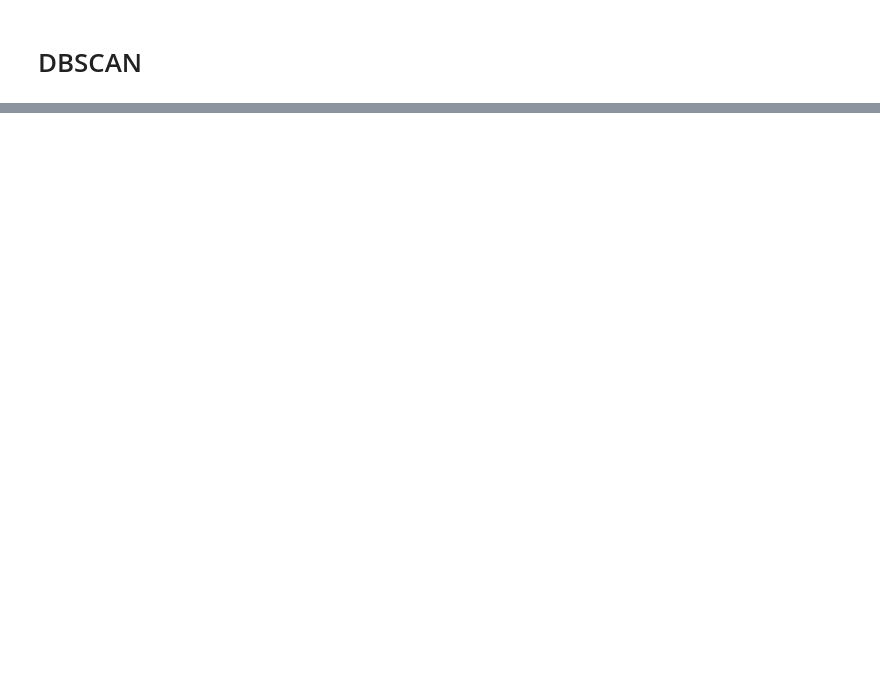
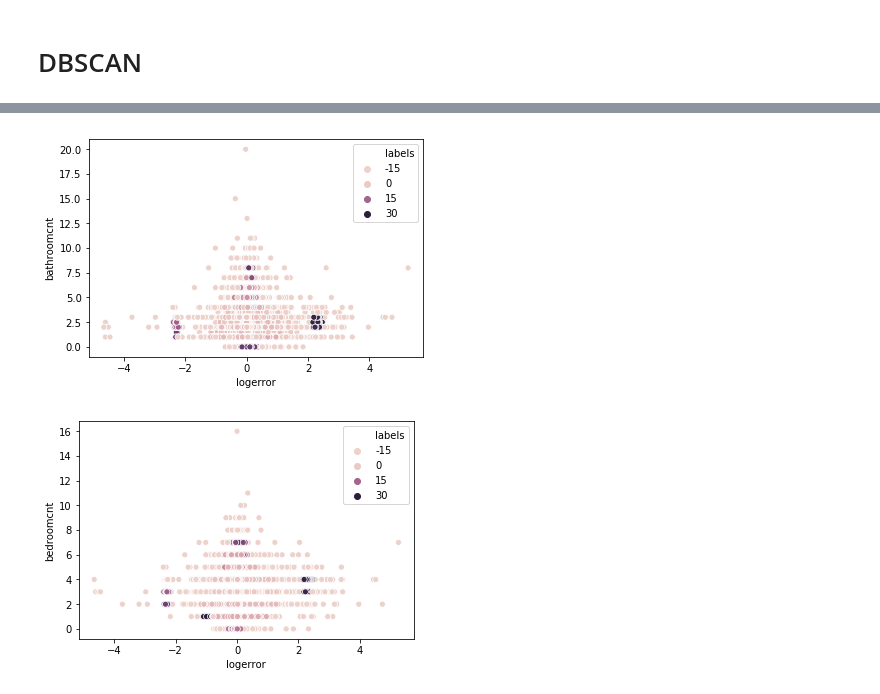
Before and after one commit to ecdedios/ds-methodologies-exercises, a Jupyter notebook: anomaly_detection.ipynb, the cells around one changed output, grey strips where cells are left out. Drawn from its saved outputs; the diff is of its cells as text; code cells hidden in the pictures; blank space fills up the shorter version.

```diff
--- a/anomaly_detection.ipynb
+++ b/anomaly_detection.ipynb
@@ -556,0 +456,4 @@ Text(0.5, 0, 'Grocery')
+# %%
+stscaler = StandardScaler().fit(np_array)
+np_array = stscaler.transform(np_array)
+np_array[0:10]
@@ -556,0 +471,5 @@ Text(0.5, 0, 'Grocery')
+# %%
+dbsc = DBSCAN(eps = .75, min_samples = 15).fit(np_array)
+# %%
+labels = dbsc.labels_
+labels[0:10]
@@ -556,0 +478,3 @@ Text(0.5, 0, 'Grocery')
+# %%
+df['labels'] = labels
+df.labels.value_counts()
@@ -556,0 +508,9 @@ Text(0.5, 0, 'Grocery')
+# %%
+sns.scatterplot(df.logerror, df.bathroomcnt, hue=df.labels)
+plt.show()
+
+sns.scatterplot(df.logerror, df.bedroomcnt, hue=df.labels)
+plt.show()
+# %% [output]
+[figure, added]
+[figure, added]
```
Also changed, not shown: parts of 53 cells of this notebook, 1 other file.
